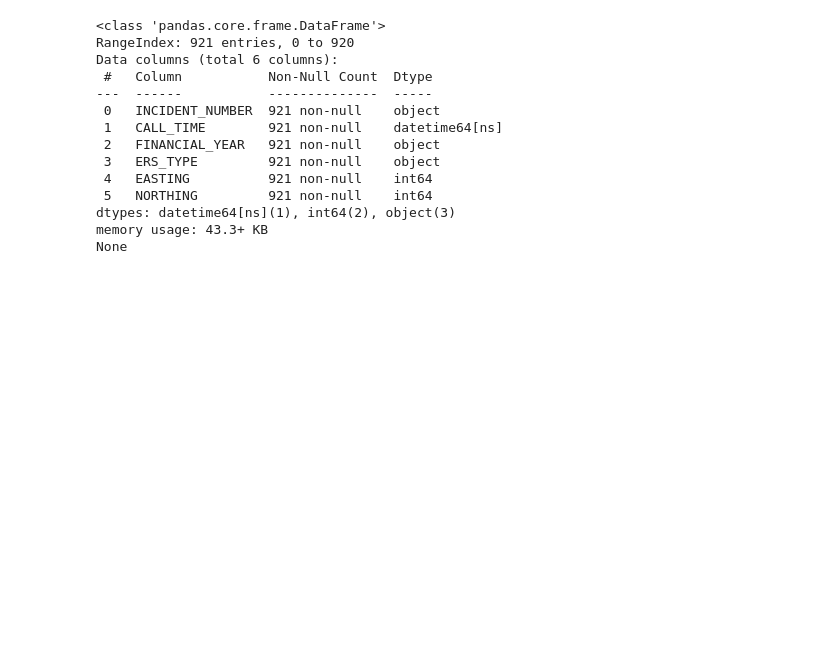
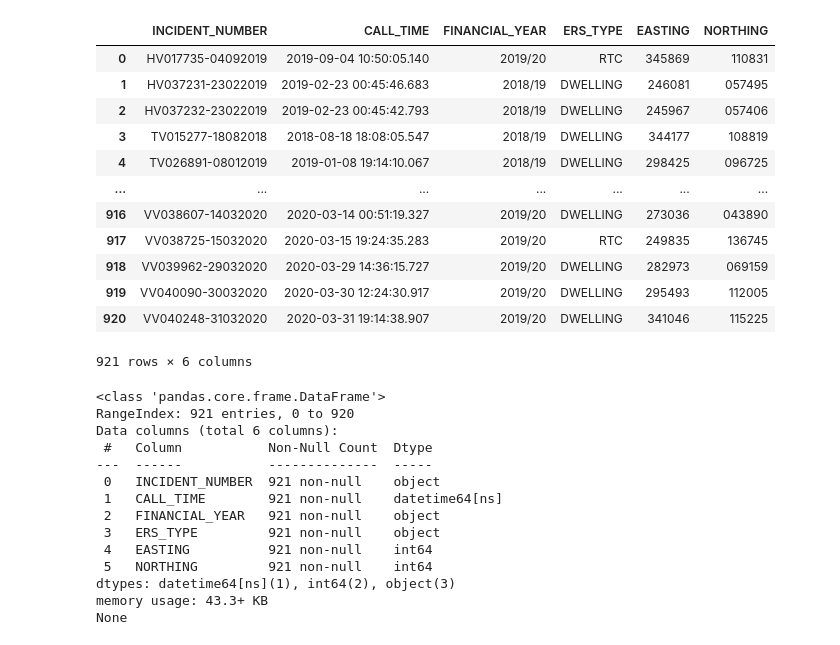
Before and after one commit to PhilPearson83/density_based_spatial_clustering, a Jupyter notebook: spatial_clustering.ipynb, the cells around one changed output. Saved outputs shown, nothing was run; the diff lists cells and outputs as text; code cells hidden in the pictures; blank space fills up the shorter version.

```diff
--- a/spatial_clustering.ipynb
+++ b/spatial_clustering.ipynb
@@ -18,11 +18,43 @@ from pyproj import Proj, transform
 # %%
 #find working folder
 dir_path = os.getcwd()
+# %%
+def gen_spatial_data():
+    sz = 13**3
+    df = pd.DataFrame(np.random.randint(240000,380000, (sz, 1)), columns=['EASTING'])
+    df['NORTHING'] = np.random.randint(35000, 130000, (sz, 1))
+    df['date'] = pd.date_range('2000-01-01', freq='1S', periods=len(df))
+    df['dt2'] = pd.date_range('1980-01-01', freq='999S', periods=len(df))
+    df['f1'] = np.random.rand(len(df))
+    df['f2'] = np.random.rand(len(df))
+    return df
 # %%
 # connection to server and databse
-conn = pyodbc.connect("Driver={SQL Server Native Client 11.0};"
+try:
+    conn = pyodbc.connect("Driver={SQL Server Native Client 11.0};"
                       "Server=SQL1\\LIVE1;"
                       "Database=CommonData;"
-                      "Trusted_Connection=yes;")
-# Read the sql file
-query = open(dir_path + '/' + 'ers_failures.sql', 'r')
+                      "Trusted_Connection=yes;",
+                       timeout=1)
+    # Read the sql file
+    query = open(dir_path + '/' + 'ers_failures.sql', 'r')
+    # read the sql query and connection and create a dataframe
+    df = pd.read_sql(query.read(), conn)
+except:
+    #print("Connetion to Database timed out")
+    gen_spatial_data()
+df
+# %% [output]
+|  | INCIDENT_NUMBER | CALL_TIME | FINANCIAL_YEAR | ERS_TYPE | EASTING | NORTHING |
+| 0 | HV017735-04092019 | 2019-09-04 10:50:05.140 | 2019/20 | RTC | 345869 | 110831 |
+| 1 | HV037231-23022019 | 2019-02-23 00:45:46.683 | 2018/19 | DWELLING | 246081 | 057495 |
+| 2 | HV037232-23022019 | 2019-02-23 00:45:42.793 | 2018/19 | DWELLING | 245967 | 057406 |
+| 3 | TV015277-18082018 | 2018-08-18 18:08:05.547 | 2018/19 | DWELLING | 344177 | 108819 |
+| 4 | TV026891-08012019 | 2019-01-08 19:14:10.067 | 2018/19 | DWELLING | 298425 | 096725 |
+| ... | ... | ... | ... | ... | ... | ... |
+| 916 | VV038607-14032020 | 2020-03-14 00:51:19.327 | 2019/20 | DWELLING | 273036 | 043890 |
+| 917 | VV038725-15032020 | 2020-03-15 19:24:35.283 | 2019/20 | RTC | 249835 | 136745 |
+| 918 | VV039962-29032020 | 2020-03-29 14:36:15.727 | 2019/20 | DWELLING | 282973 | 069159 |
+| 919 | VV040090-30032020 | 2020-03-30 12:24:30.917 | 2019/20 | DWELLING | 295493 | 112005 |
+| 920 | VV040248-31032020 | 2020-03-31 19:14:38.907 | 2019/20 | DWELLING | 341046 | 115225 |
+921 rows × 6 columns
```
Also changed, not shown: parts of 11 cells of this notebook.
